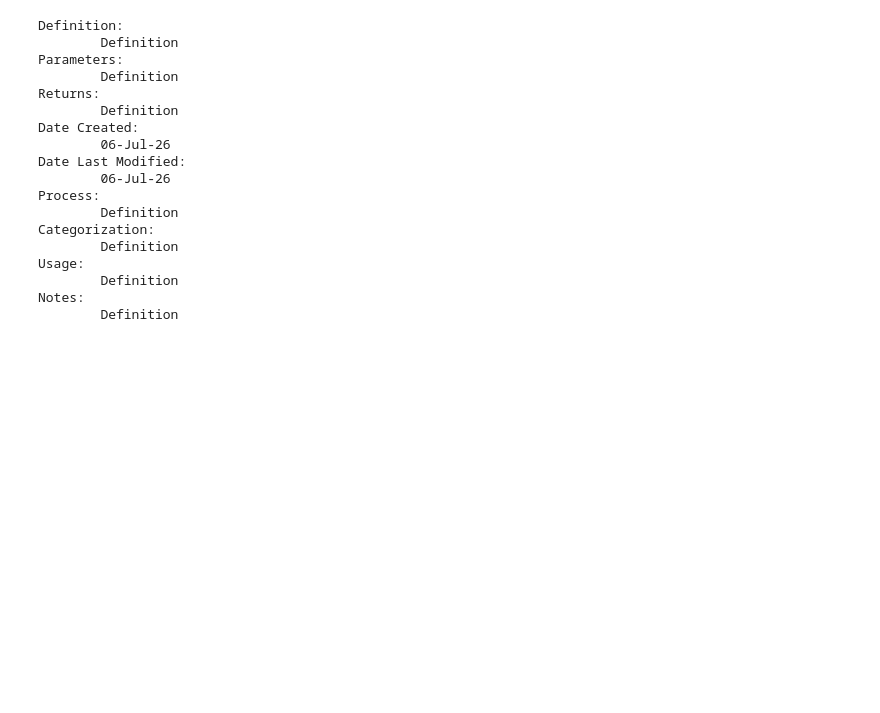
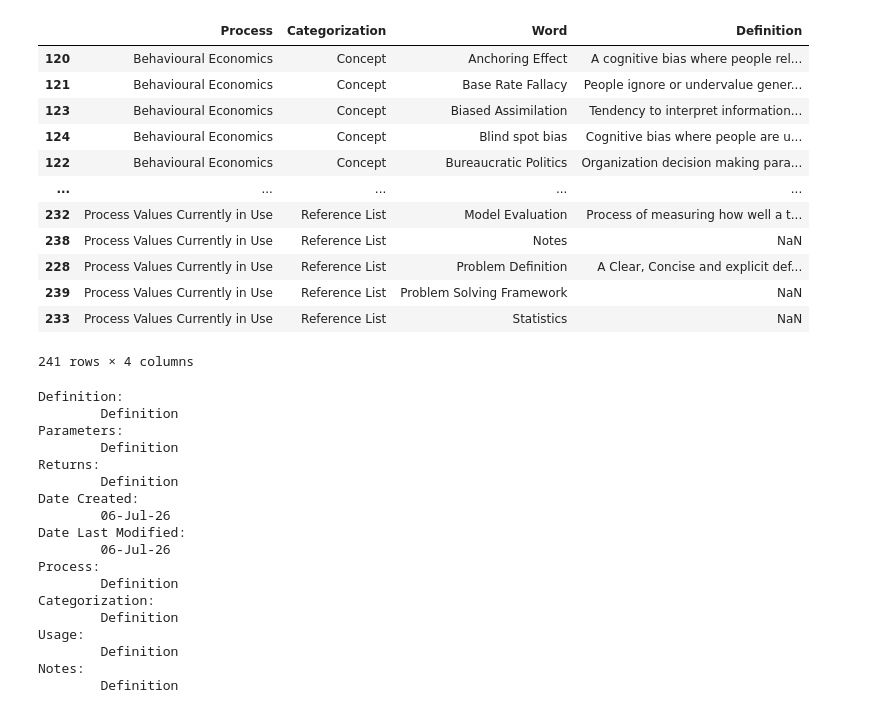
Before and after one commit to derek-dewald/Python_Tools, a Jupyter notebook: JupyterNotebooks/Delete.ipynb, the cells around one changed output. Saved outputs shown, nothing was run; the diff lists cells and outputs as text; code cells hidden in the pictures; blank space fills up the shorter version.

```diff
--- a/JupyterNotebooks/Delete.ipynb
+++ b/JupyterNotebooks/Delete.ipynb
@@ -8,3 +30,24 @@ from filesystem_tools import parse_dot_py_folder
+# %%
+from daily_etl_folder_mgmt import generate_knowledgebase
+
+#################### ADD EXCEL MANDATORY WITH FORCE FALSE.
+
+df1 = generate_knowledgebase()
+df1
+# %% [output]
+|  | Process | Categorization | Word | Definition |
+| 120 | Behavioural Economics | Concept | Anchoring Effect | A cognitive bias where people rel... |
+| 121 | Behavioural Economics | Concept | Base Rate Fallacy | People ignore or undervalue gener... |
+| 123 | Behavioural Economics | Concept | Biased Assimilation | Tendency to interpret information... |
+| 124 | Behavioural Economics | Concept | Blind spot bias | Cognitive bias where people are u... |
+| 122 | Behavioural Economics | Concept | Bureaucratic Politics | Organization decision making para... |
+| ... | ... | ... | ... | ... |
+| 232 | Process Values Currently in Use | Reference List | Model Evaluation | Process of measuring how well a t... |
+| 238 | Process Values Currently in Use | Reference List | Notes | NaN |
+| 228 | Process Values Currently in Use | Reference List | Problem Definition | A Clear, Concise and explicit def... |
+| 239 | Process Values Currently in Use | Reference List | Problem Solving Framework | NaN |
+| 233 | Process Values Currently in Use | Reference List | Statistics | NaN |
+241 rows × 4 columns
 # %%
 from filesystem_tools import print_python_str_template
 
```
Also changed, not shown: parts of 2 cells of this notebook, 4 other files.
